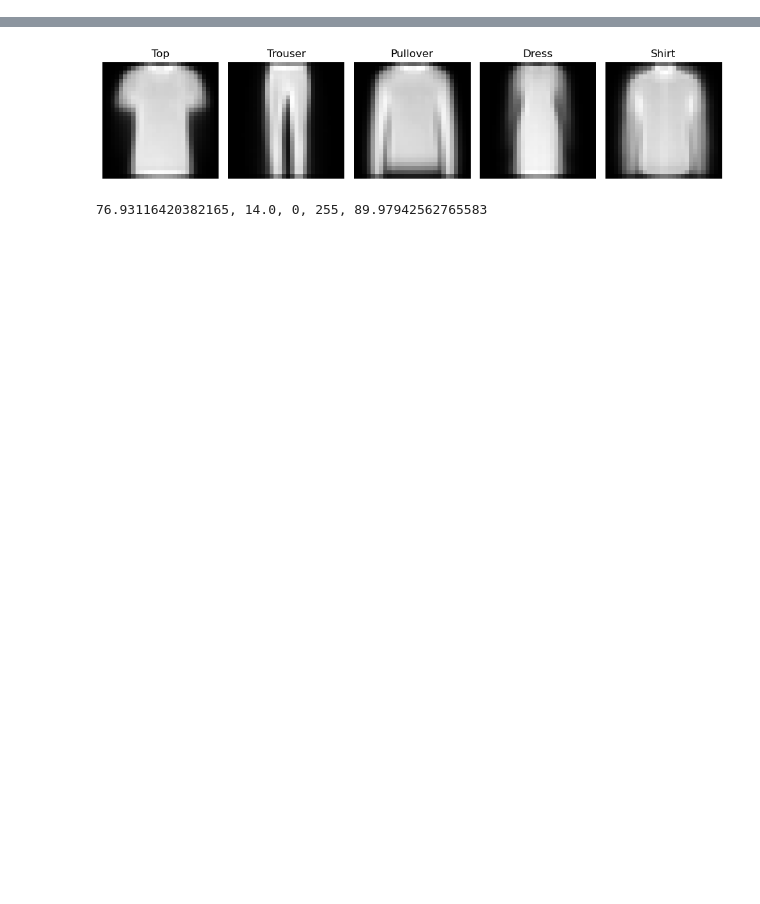
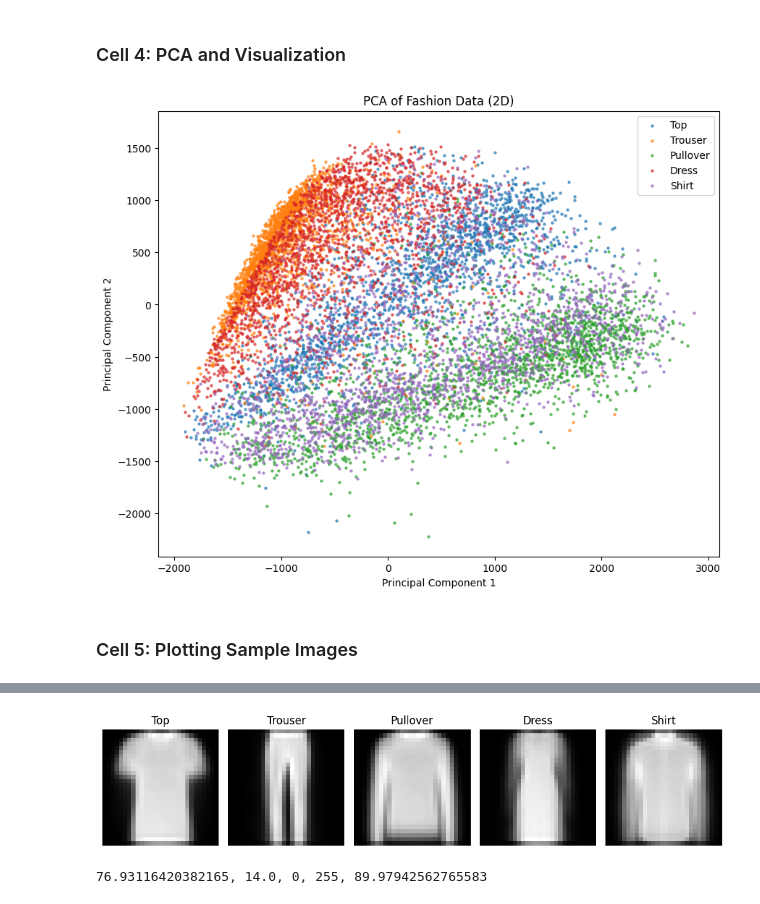
Before and after one commit to versroot/MLproject2024, a Jupyter notebook: Machine Learning Project Part 3.1.ipynb, the cells around one changed output, grey strips where cells are left out. Cells and saved outputs as stored; diff of their text form; code cells hidden in the pictures; blank space fills up the shorter version.

```diff
--- a/Machine Learning Project Part 3.1.ipynb
+++ b/Machine Learning Project Part 3.1.ipynb
@@ -44,0 +14,6 @@ plot_sample_images(images, labels)
+# %%
+# Load the dataset from a .npy file using relative path
+data = np.load('./MLProject2024/fashion_train.npy')
+
+# Print the shape of the loaded data
+print("Shape of the data:", data.shape)
@@ -44,0 +45,37 @@ plot_sample_images(images, labels)
+# %% [markdown]
+
+
+### Cell 4: PCA and Visualization
+# %%
+# Initialize PCA object
+pca = decomposition.PCA()
+
+# Fit PCA on the images and transform the data
+pca_train = pca.fit_transform(images)
+
+# Create a figure for the plot with specified size
+plt.figure(figsize=(10, 8))
+
+# Loop through each unique label to plot the data points
+for label in np.unique(labels):
+    # Scatter plot for each class
+    plt.scatter(pca_train[labels == label, 0], pca_train[labels == label, 1],
+                label=class_mapping[label], alpha=0.6, s=5)
+
+
+# Set the title and labels for the plot
+plt.title('PCA of Fashion Data (2D)')
+plt.xlabel('Principal Component 1')
+plt.ylabel('Principal Component 2')
+
+# Add a legend to the plot
+plt.legend()
+
+# Display the plot
+plt.show()
+# %% [output]
+[figure, added]
+# %% [markdown]
+
+
+### Cell 5: Plotting Sample Images
```
Also changed, not shown: parts of 16 cells of this notebook, 1 other file.
